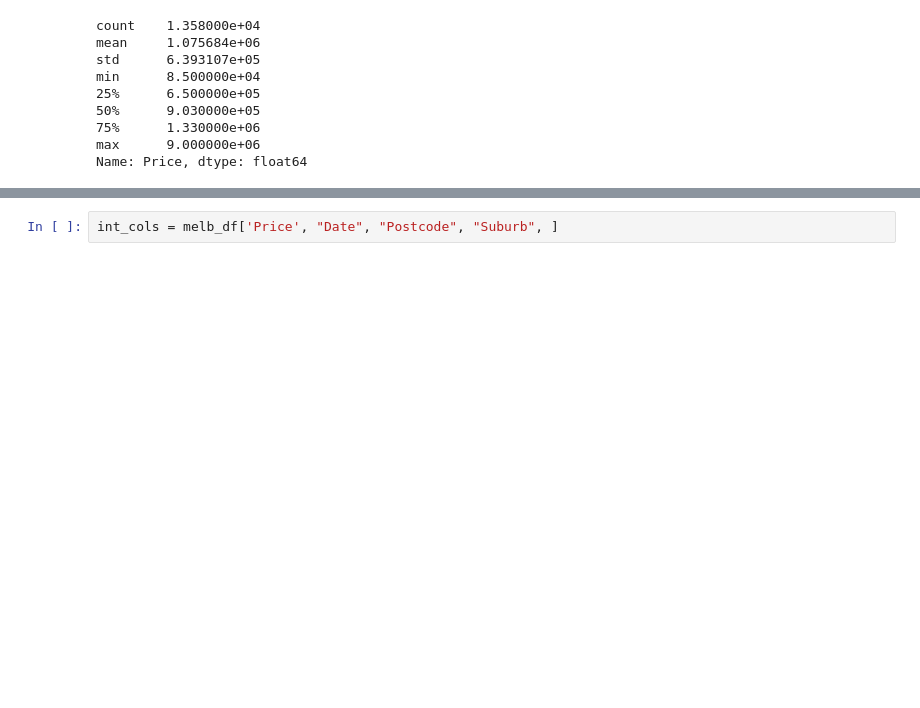
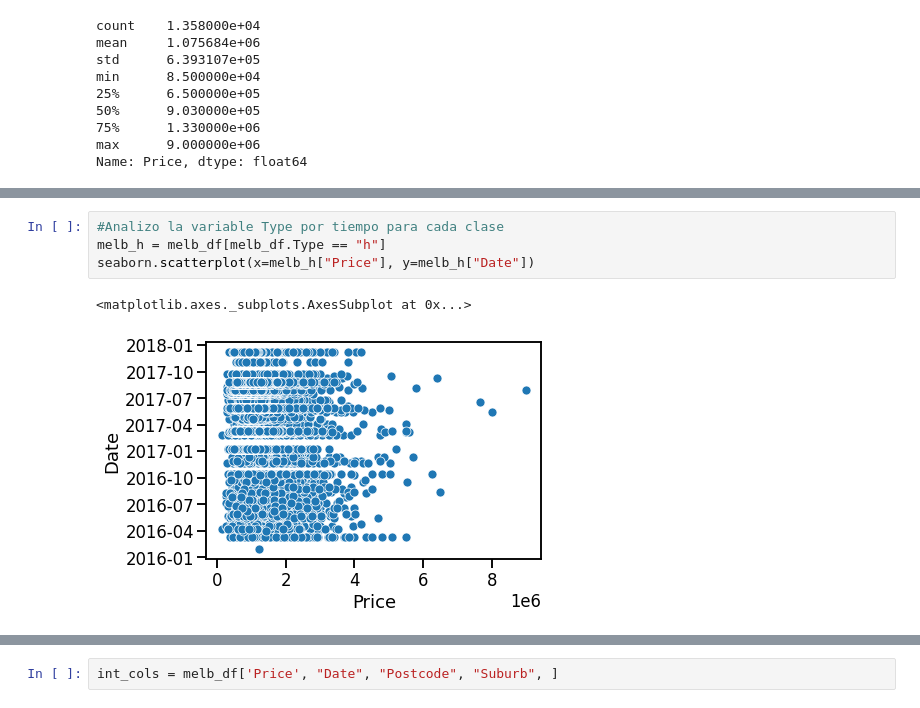
Before and after one commit to AgusCarchano/AnalisisYCuracion, a Jupyter notebook: Entregable_Parte_1.ipynb, the cells around one changed output, grey strips where cells are left out. Saved outputs shown, nothing was run; the diff lists cells and outputs as text; blank space fills up the shorter version.

```diff
--- a/Entregable_Parte_1.ipynb
+++ b/Entregable_Parte_1.ipynb
@@ -129,0 +137,7 @@ Name: Price, dtype: float64
+# %%
+#Analizo la variable Type por tiempo para cada clase
+melb_h = melb_df[melb_df.Type == "h"]
+seaborn.scatterplot(x=melb_h["Price"], y=melb_h["Date"])
+# %% [output]
+<matplotlib.axes._subplots.AxesSubplot at 0x...>
+[figure, added]
```
Also changed, not shown: parts of 14 cells of this notebook.
